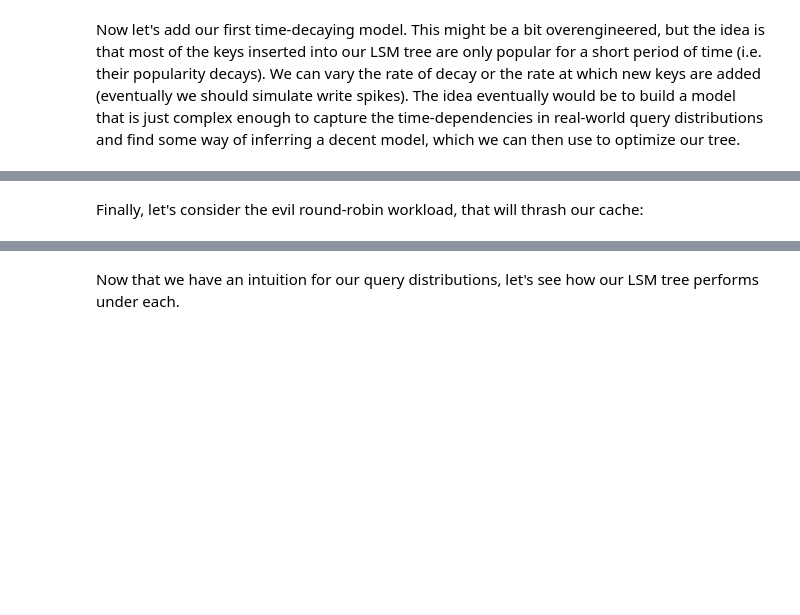
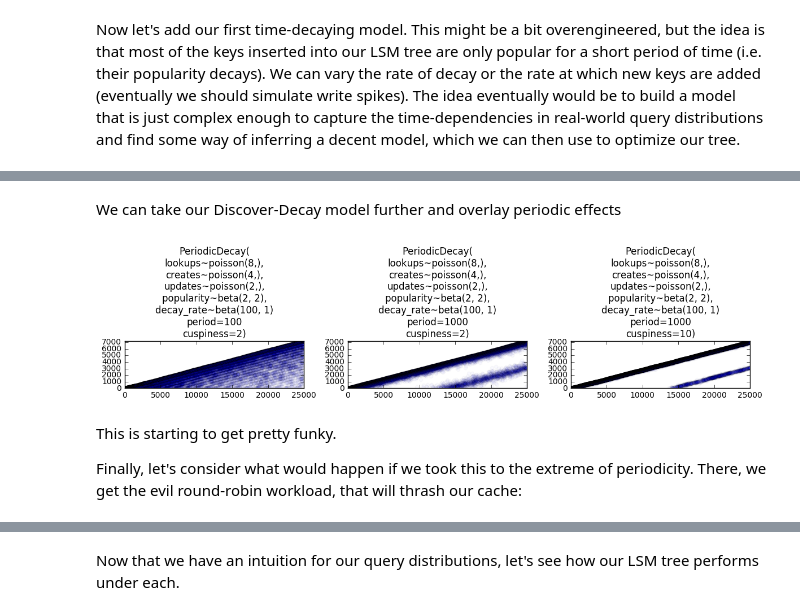
Before and after one commit to asross/cs265, a Jupyter notebook: simulations/lsemulation.ipynb, the cells around one changed output, grey strips where cells are left out. Drawn from its saved outputs; the diff is of its cells as text; code cells hidden in the pictures; blank space fills up the shorter version.

Commit message:
add PeriodicDecay model

```diff
--- a/simulations/lsemulation.ipynb
+++ b/simulations/lsemulation.ipynb
@@ -56,5 +56,17 @@ show_queries(timedecs)
+# %% [markdown]
+We can take our Discover-Decay model further and overlay periodic effects
+# %%
+periods = [PeriodicDecayWorkload(period=100),
+           PeriodicDecayWorkload(period=1000),
+           PeriodicDecayWorkload(period=1000,cuspiness=10)]
+# %%
+show_queries(periods)
+# %% [output]
+[figure, added]
 # %% [markdown]
-Finally, let's consider the evil round-robin workload, that will thrash our cache:
+This is starting to get pretty funky.
+
+Finally, let's consider what would happen if we took this to the extreme of periodicity. There, we get the evil round-robin workload, that will thrash our cache:
 # %%
 robins = [RoundRobinWorkload()]
 show_queries(robins)
```
Also changed, not shown: parts of 8 cells of this notebook, 2 other files.
